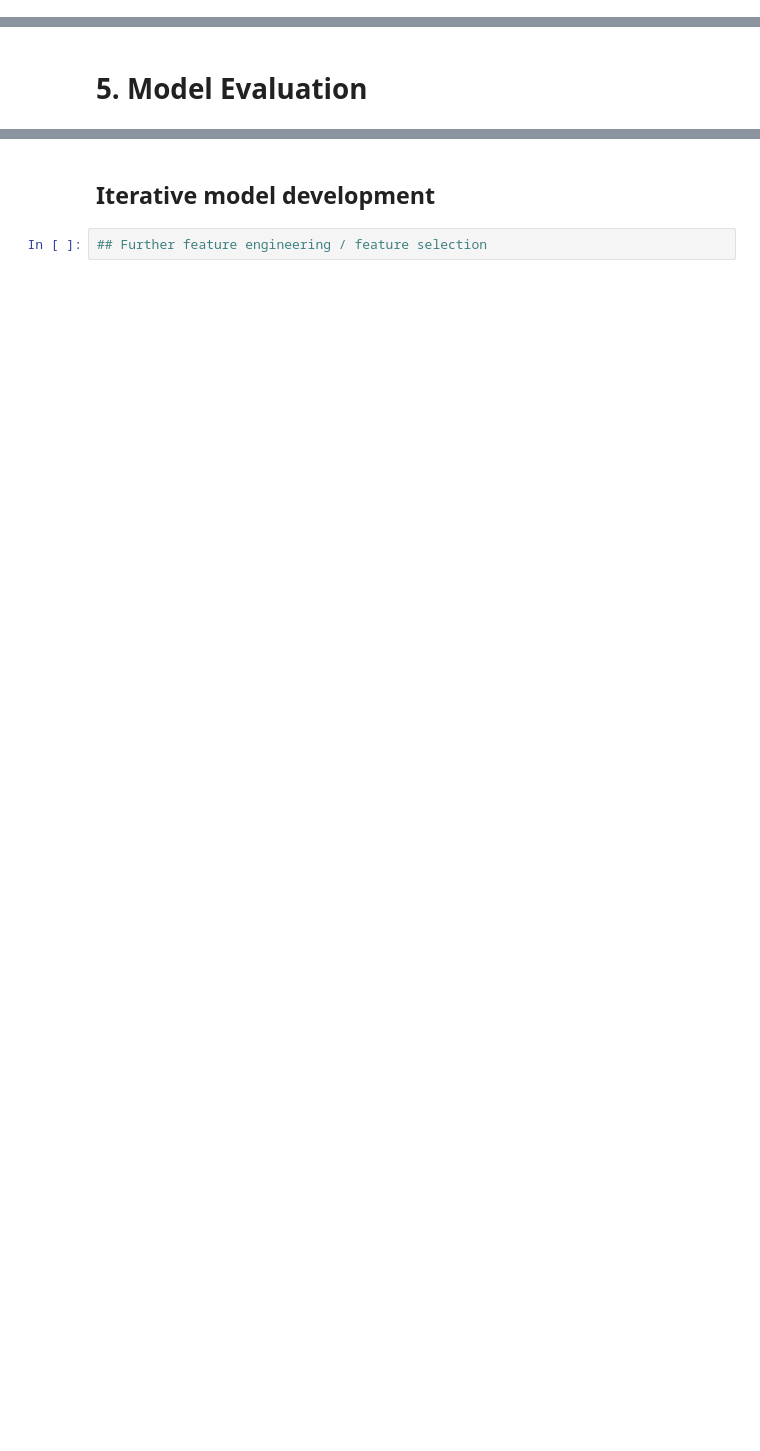
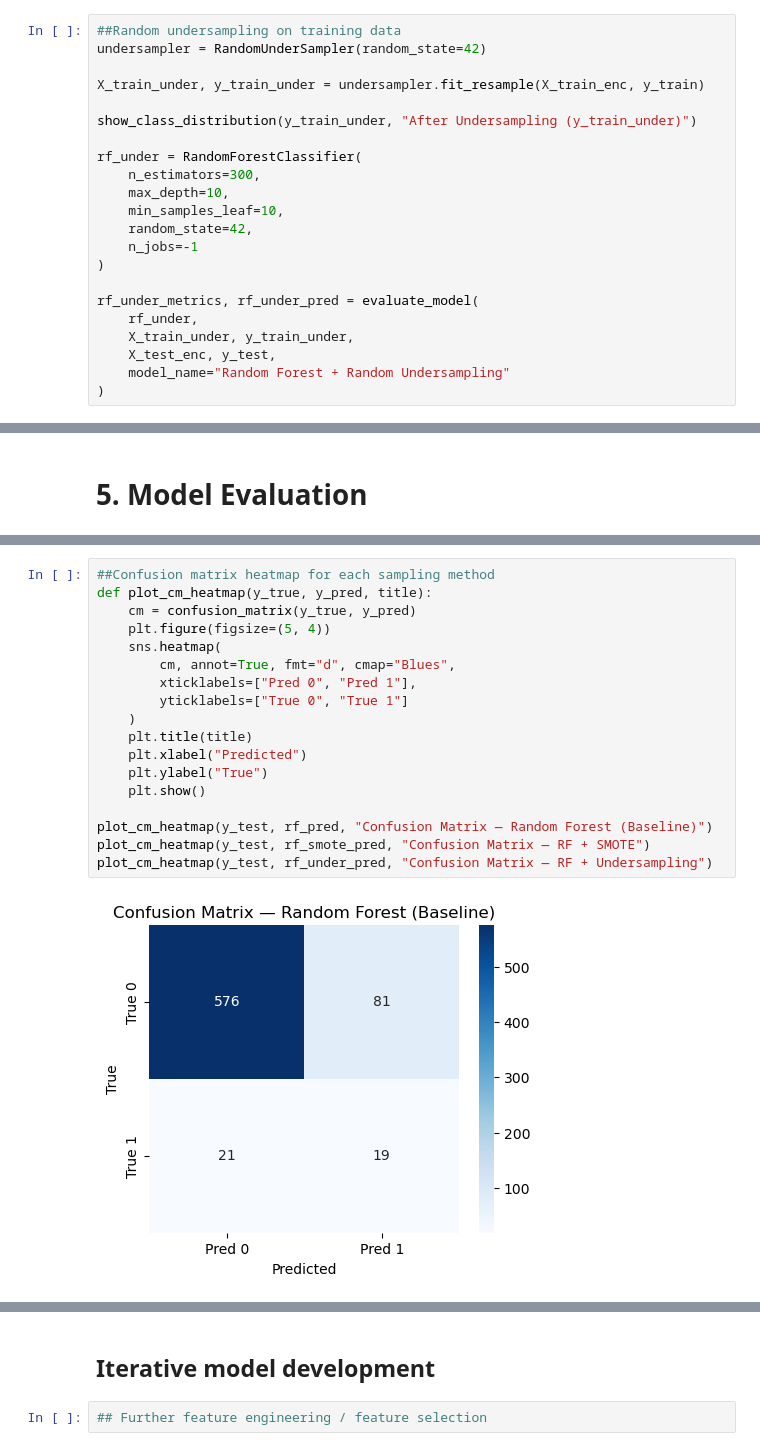
Before and after one commit to myynn/mldp-p03-sharmynho, a Jupyter notebook: assignment-code/MLDP_Stroke_SharmynHo_P03.ipynb, the cells around one changed output, grey strips where cells are left out. Drawn from its saved outputs; the diff is of its cells as text; blank space fills up the shorter version.

Commit message:
Completed Model Training Section

```diff
--- a/assignment-code/MLDP_Stroke_SharmynHo_P03.ipynb
+++ b/assignment-code/MLDP_Stroke_SharmynHo_P03.ipynb
@@ -1090,0 +1328,22 @@ Stroke-positive cases make up approximately **5–6%** of both the training and
+# %%
+##Random undersampling on training data
+undersampler = RandomUnderSampler(random_state=42)
+
+X_train_under, y_train_under = undersampler.fit_resample(X_train_enc, y_train)
+
+show_class_distribution(y_train_under, "After Undersampling (y_train_under)")
+
+rf_under = RandomForestClassifier(
+    n_estimators=300,
+    max_depth=10,
+    min_samples_leaf=10,
+    random_state=42,
+    n_jobs=-1
+)
+
+rf_under_metrics, rf_under_pred = evaluate_model(
+    rf_under,
+    X_train_under, y_train_under,
+    X_test_enc, y_test,
+    model_name="Random Forest + Random Undersampling"
+)
@@ -1092,0 +1395,20 @@ Stroke-positive cases make up approximately **5–6%** of both the training and
+# %%
+##Confusion matrix heatmap for each sampling method
+def plot_cm_heatmap(y_true, y_pred, title):
+    cm = confusion_matrix(y_true, y_pred)
+    plt.figure(figsize=(5, 4))
+    sns.heatmap(
+        cm, annot=True, fmt="d", cmap="Blues",
+        xticklabels=["Pred 0", "Pred 1"],
+        yticklabels=["True 0", "True 1"]
+    )
+    plt.title(title)
+    plt.xlabel("Predicted")
+    plt.ylabel("True")
+    plt.show()
+
+plot_cm_heatmap(y_test, rf_pred, "Confusion Matrix — Random Forest (Baseline)")
+plot_cm_heatmap(y_test, rf_smote_pred, "Confusion Matrix — RF + SMOTE")
+plot_cm_heatmap(y_test, rf_under_pred, "Confusion Matrix — RF + Undersampling")
+# %% [output]
+[figure, added]
```
Also changed, not shown: parts of 21 cells of this notebook.
